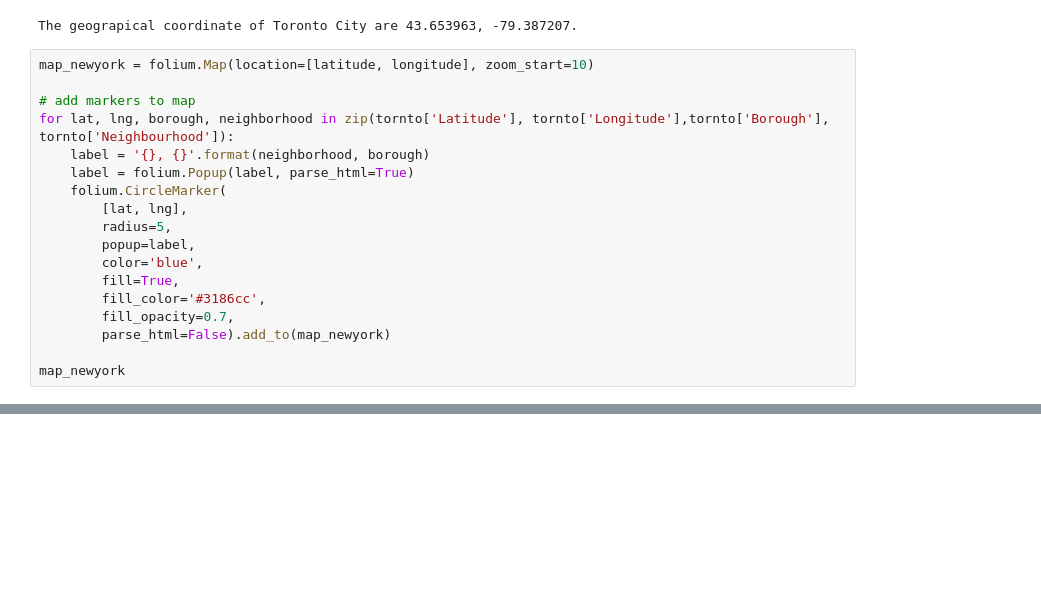
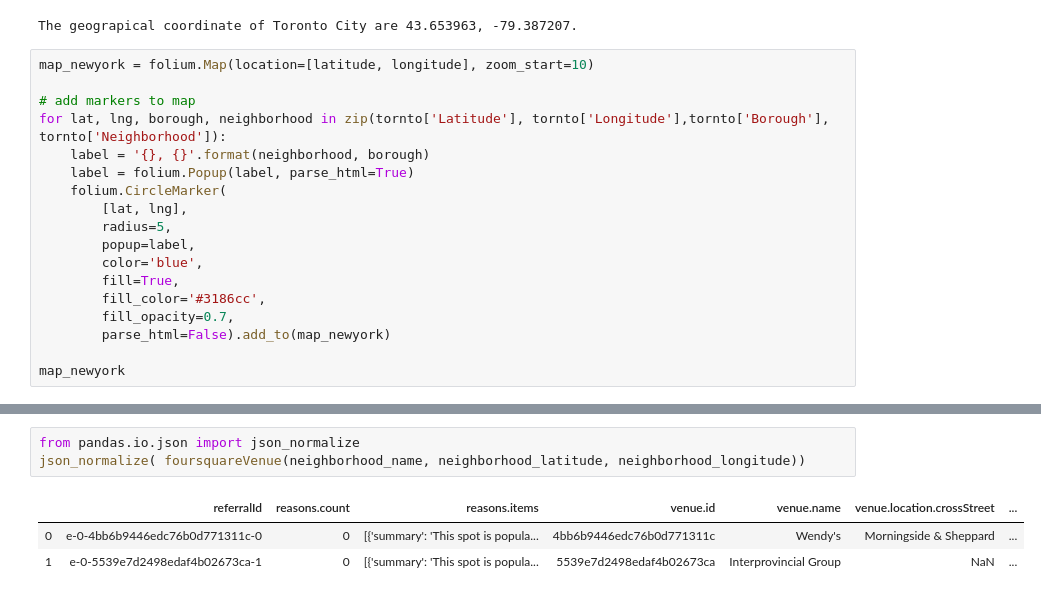
Before and after one commit to recervictory/Coursera_Capstone, a Jupyter notebook: Neighborhoods in Toronto.ipynb, the cells around one changed output, grey strips where cells are left out. Saved outputs shown, nothing was run; the diff lists cells and outputs as text; blank space fills up the shorter version.

```diff
--- a/Neighborhoods in Toronto.ipynb
+++ b/Neighborhoods in Toronto.ipynb
@@ -99,7 +99,7 @@ The geograpical coordinate of Toronto City are 43.653963, -79.387207.
 map_newyork = folium.Map(location=[latitude, longitude], zoom_start=10)
 
 # add markers to map
-for lat, lng, borough, neighborhood in zip(tornto['Latitude'], tornto['Longitude'],tornto['Borough'], tornto['Neighbourhood']):
+for lat, lng, borough, neighborhood in zip(tornto['Latitude'], tornto['Longitude'],tornto['Borough'], tornto['Neighborhood']):
     label = '{}, {}'.format(neighborhood, borough)
     label = folium.Popup(label, parse_html=True)
     folium.CircleMarker(
@@ -117,0 +161,7 @@ map_newyork
+# %%
+from pandas.io.json import json_normalize
+json_normalize( foursquareVenue(neighborhood_name, neighborhood_latitude, neighborhood_longitude))
+# %% [output]
+|  | referralId | reasons.count | reasons.items | venue.id | venue.name | venue.location.crossStreet | ... |
+| 0 | e-0-4bb6b9446edc76b0d771311c-0 | 0 | [{'summary': 'This spot is popula... | 4bb6b9446edc76b0d771311c | Wendy's | Morningside & Sheppard | ... |
+| 1 | e-0-5539e7d2498edaf4b02673ca-1 | 0 | [{'summary': 'This spot is popula... | 5539e7d2498edaf4b02673ca | Interprovincial Group | NaN | ... |
```
Also changed, not shown: parts of 14 cells of this notebook, 1 other file.
